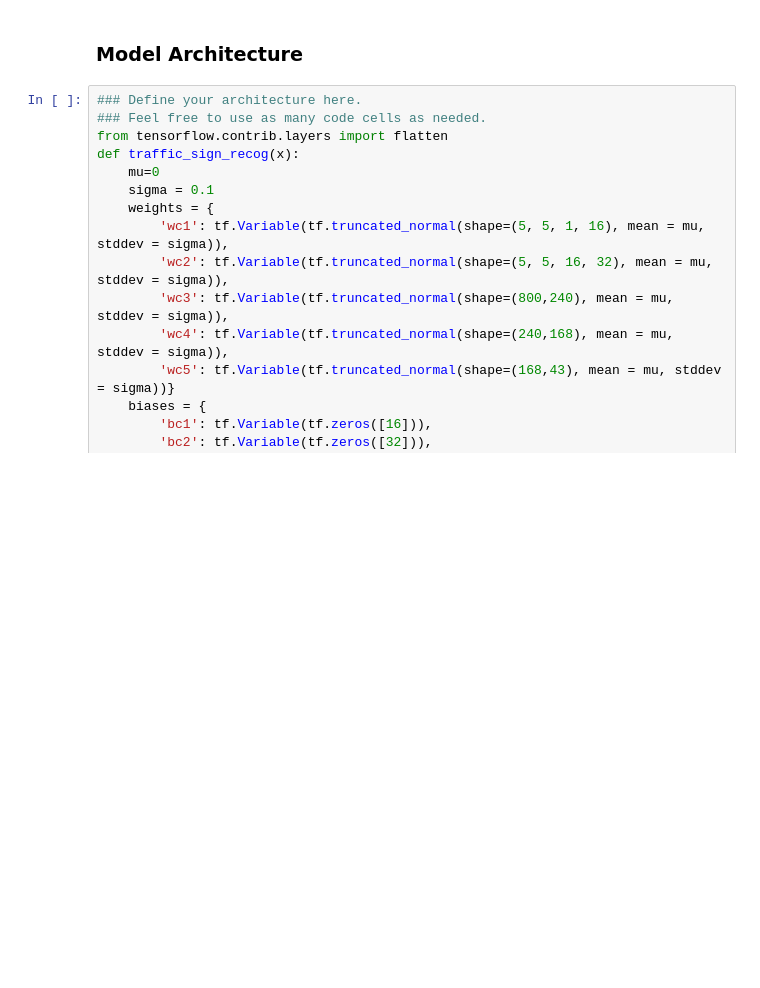
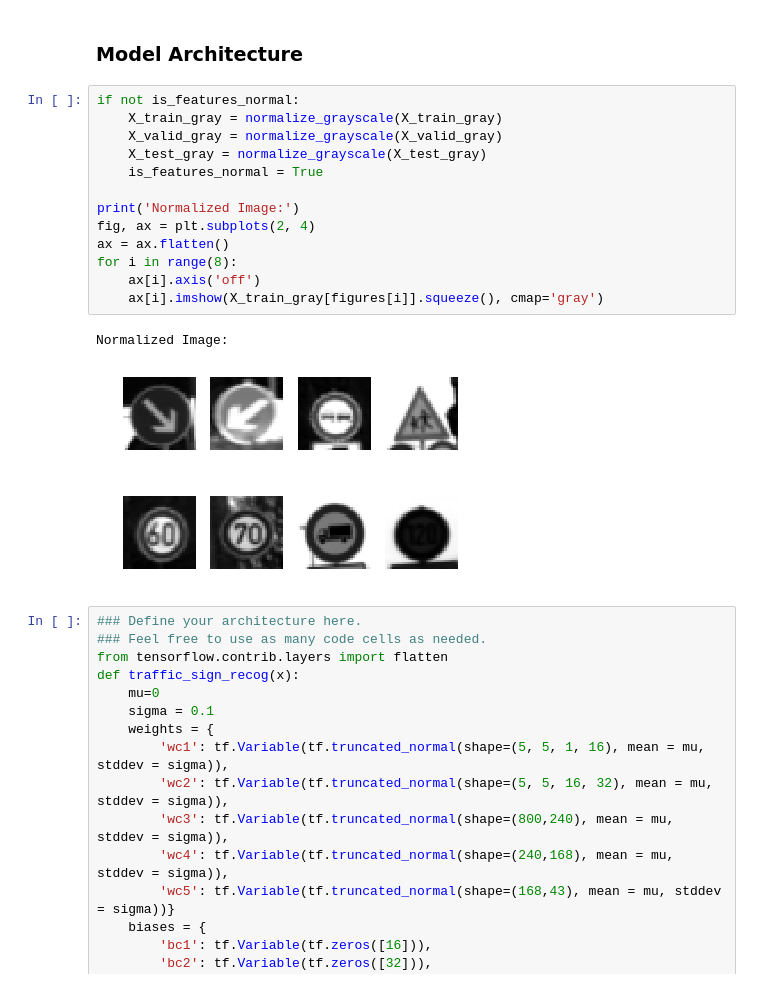
Before and after one commit to rakeshp-123/traffic_sign_term1, a Jupyter notebook: Traffic_Sign_Classifier.ipynb, the cells around one changed output. Cells and saved outputs as stored; diff of their text form; blank space fills up the shorter version.

```diff
--- a/Traffic_Sign_Classifier.ipynb
+++ b/Traffic_Sign_Classifier.ipynb
@@ -206,5 +212,21 @@ if not is_features_normal:
 # %% [markdown]
 ### Model Architecture
+# %%
+if not is_features_normal:
+    X_train_gray = normalize_grayscale(X_train_gray)
+    X_valid_gray = normalize_grayscale(X_valid_gray)
+    X_test_gray = normalize_grayscale(X_test_gray)
+    is_features_normal = True
+
+print('Normalized Image:')
+fig, ax = plt.subplots(2, 4)
+ax = ax.flatten()
+for i in range(8):
+    ax[i].axis('off')
+    ax[i].imshow(X_train_gray[figures[i]].squeeze(), cmap='gray')
+# %% [output]
+Normalized Image:
+[figure, added]
 # %%
 ### Define your architecture here.
 ### Feel free to use as many code cells as needed.
```
Also changed, not shown: parts of 7 cells of this notebook, 2 other files.
